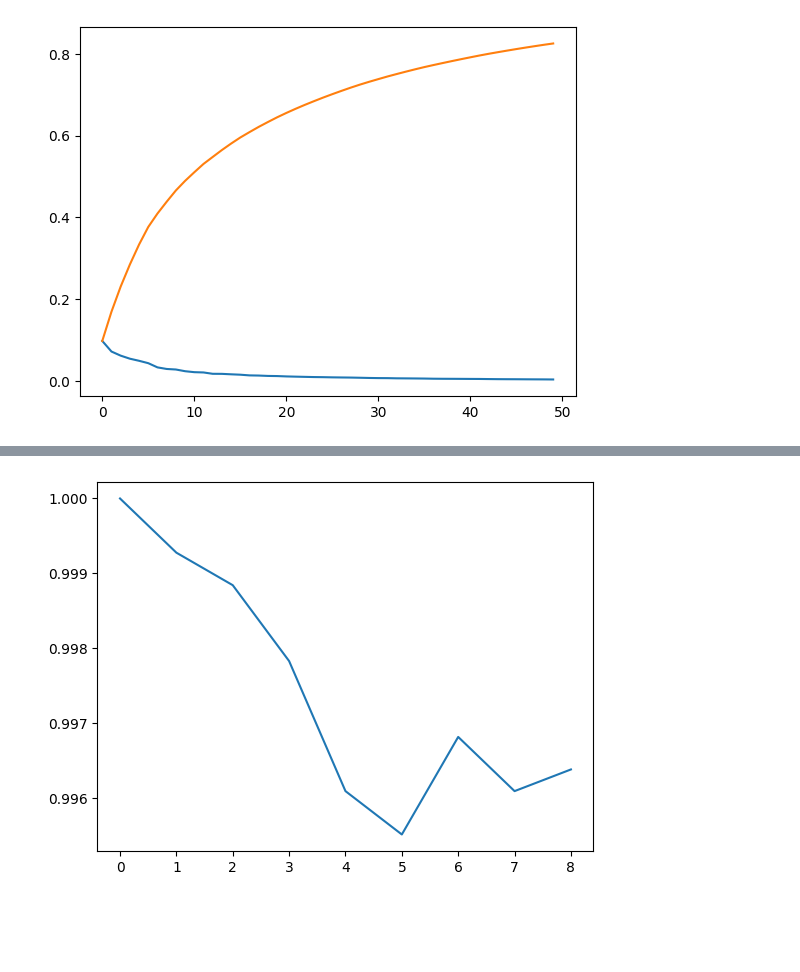
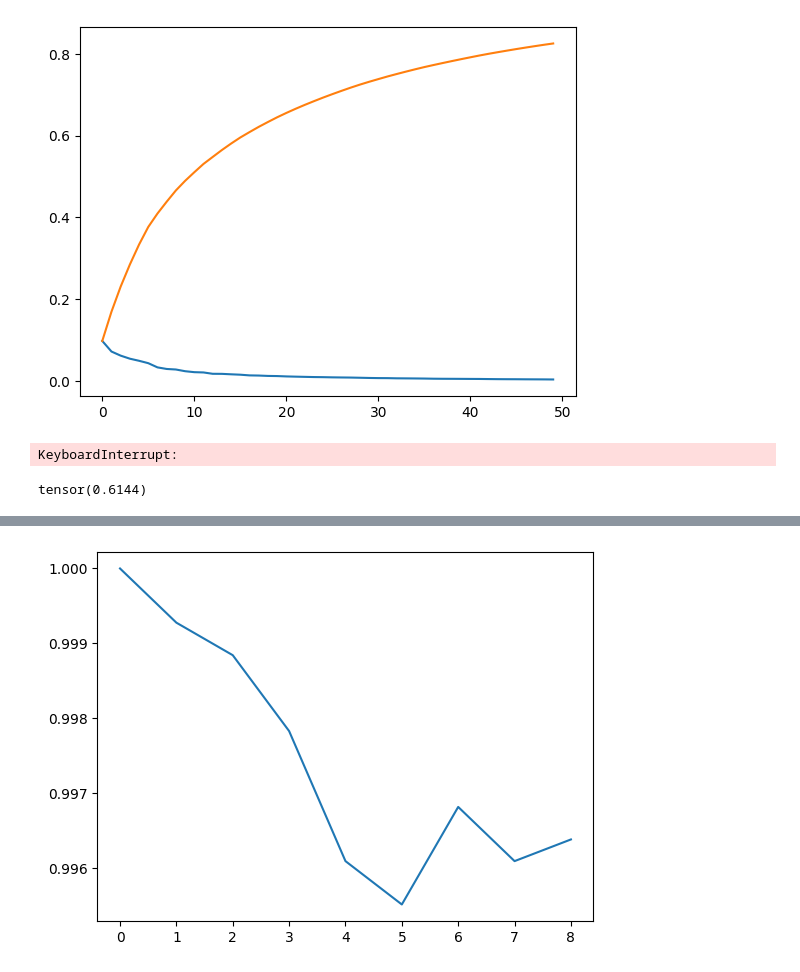
Before and after one commit to ElouanARGOUARCH/models, a Jupyter notebook: Untitled.ipynb, the cells around one changed output, grey strips where cells are left out. Saved outputs shown, nothing was run; the diff lists cells and outputs as text; code cells hidden in the pictures; blank space fills up the shorter version.

```diff
--- a/Untitled.ipynb
+++ b/Untitled.ipynb
@@ -44,15 +15,37 @@ Extracting targets\data\FashionMNIST\raw\t10k-labels-idx1-ubyte.gz to targets\da
-# %%
-samples, labels = get_MNIST_dataset(one_hot = True)
-pca = PCA(samples, n_components=50, visual = True)
-samples = pca.transform(samples)
-# %% [output]
-[figure, removed]
 # %%
-samples_0 = samples[labels[:,0]==1]
-labels_0 = labels[labels[:,0]==1]
-samples_1 = samples[labels[:,1]==1]
-labels_1 = labels[labels[:,1]==1]
-train_samples = torch.cat([samples_0[:100], samples_1[100:]])
-train_labels = torch.cat([labels_0[:100], labels_1[100:]])
-test_samples = torch.cat([samples_0[100:], samples_1[:100]])
-test_labels = torch.cat([labels_0[100:], labels_1[:100]])
+samples, labels = get_MNIST_dataset(one_hot = True)
+pca = PCA(samples, n_components=50, visual = True)
+number_to_switch = 500
+samples = pca.transform(samples)
+samples0 = samples[labels[:,0]==1]
+labels0 = labels[labels[:,0]==1]
+other_samples = samples[labels[:,0]==0]
+other_labels = labels[labels[:,0]==0]
+train_samples = torch.cat([samples0[:number_to_switch], other_samples[number_to_switch:]])
+train_labels = torch.cat([labels0[:number_to_switch], other_labels[number_to_switch:]])
+test_samples = torch.cat([samples0[number_to_switch:], other_samples[:number_to_switch]])
+test_labels = torch.cat([labels0[number_to_switch:], other_labels[:number_to_switch]])
+
+def shuffle(tensor, randperm=None):
+    if randperm is None:
+        randperm = torch.randperm(tensor.shape[0])
+    return tensor[randperm], randperm
+
+train_samples, randperm = shuffle(train_samples)
+train_labels,_ = shuffle(train_labels, randperm)
+test_samples, randperm = shuffle(test_samples)
+test_labels,_ = shuffle(test_labels, randperm)
+train_samples = train_samples[:10000]
+test_samples = test_samples[:10000]
+train_labels = train_labels[:10000]
+test_labels = test_labels[:10000]
+
+genclass = GenerativeClassifier(train_samples, train_labels, [32,32,32], K = 5)
+genclass.train(100,1000,verbose=True, lr=5e-3, test_samples = test_samples, test_labels = test_labels)
+# %% [output]
+[figure, added]
+KeyboardInterrupt:
+# %%
+print(compute_accuracy(genclass.log_prob(test_samples), test_labels))
+# %% [output]
+tensor(0.6144)
```
Also changed, not shown: parts of 4 cells of this notebook, 2 other files.
